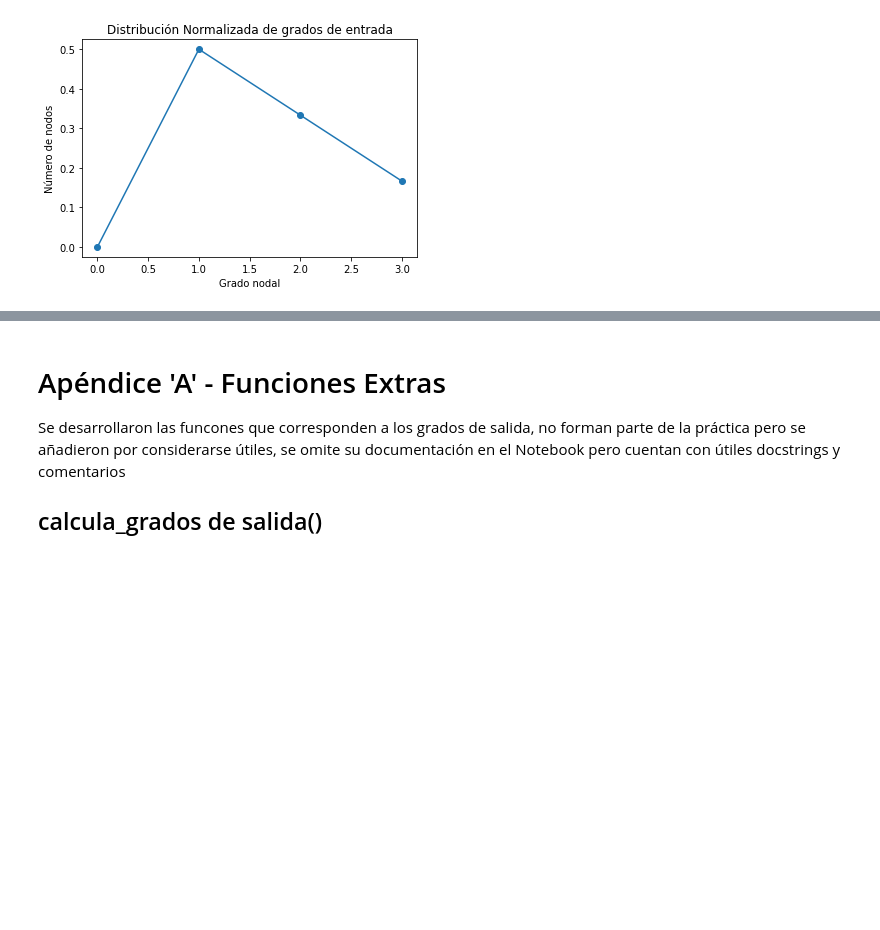
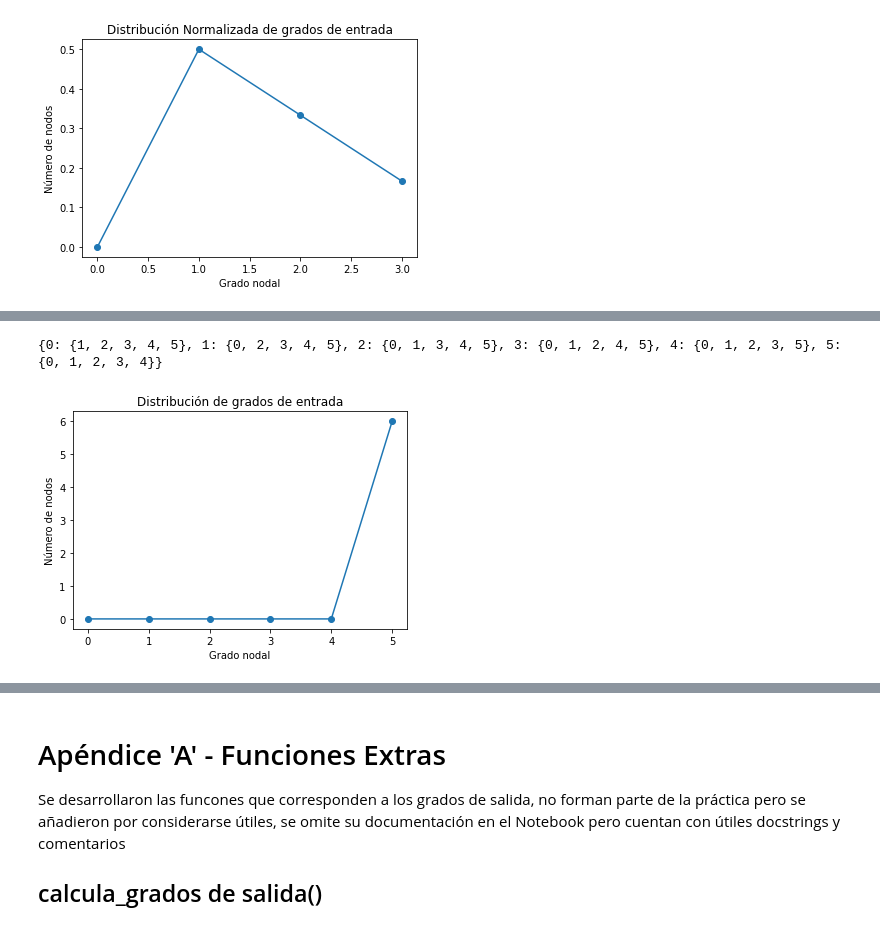
Before and after one commit to Moshibit/UAML-CR-20P, a Jupyter notebook: Practica 1.ipynb, the cells around one changed output, grey strips where cells are left out. Saved outputs shown, nothing was run; the diff lists cells and outputs as text; code cells hidden in the pictures; blank space fills up the shorter version.

```diff
--- a/Practica 1.ipynb
+++ b/Practica 1.ipynb
@@ -314,0 +318,10 @@ grafica_distr_norm_entrada(graf1_distr_norm)
+# %%
+graf2 = crea_un_grafo_completo(6)
+print (graf2)
+# %% [output]
+{0: {1, 2, 3, 4, 5}, 1: {0, 2, 3, 4, 5}, 2: {0, 1, 3, 4, 5}, 3: {0, 1, 2, 4, 5}, 4: {0, 1, 2, 3, 5}, 5: {0, 1, 2, 3, 4}}
+# %%
+graf2_distr = dist_grados_de_entrada(graf2)
+grafica_distr_entrada(graf2_distr)
+# %% [output]
+[figure, added]
```
Also changed, not shown: parts of 2 cells of this notebook.
